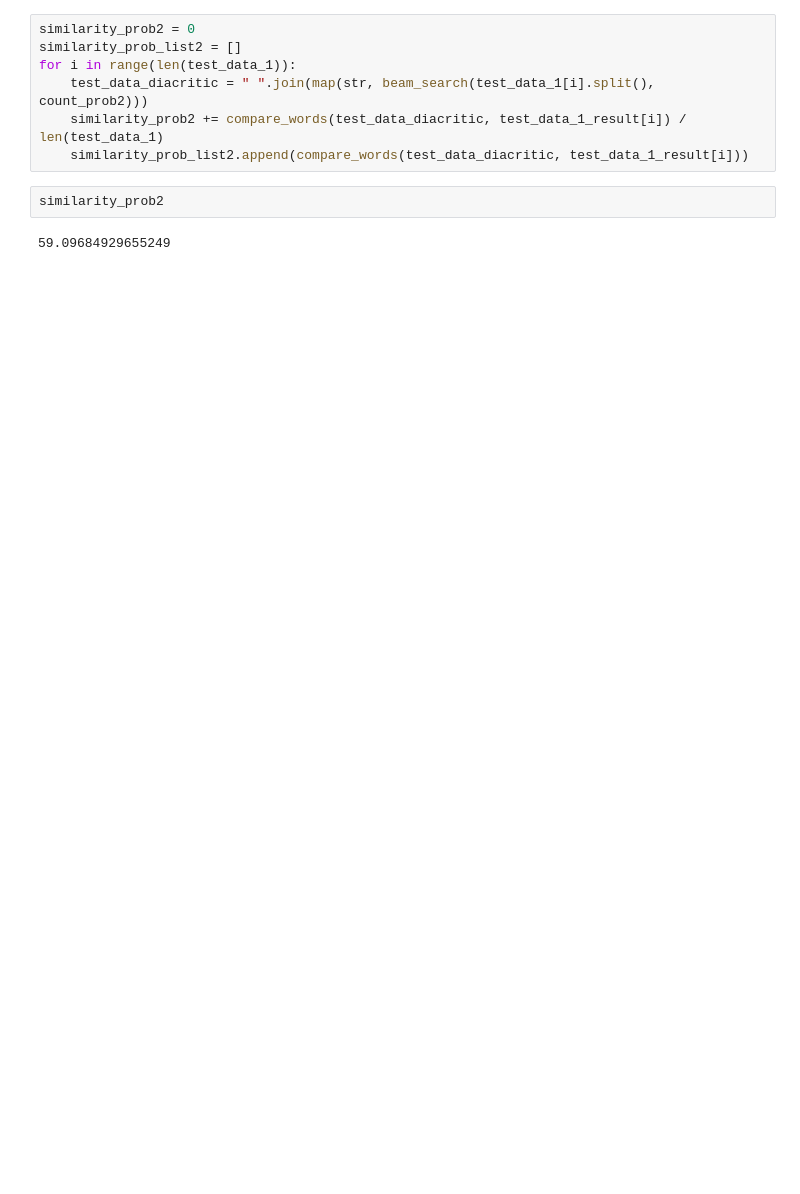
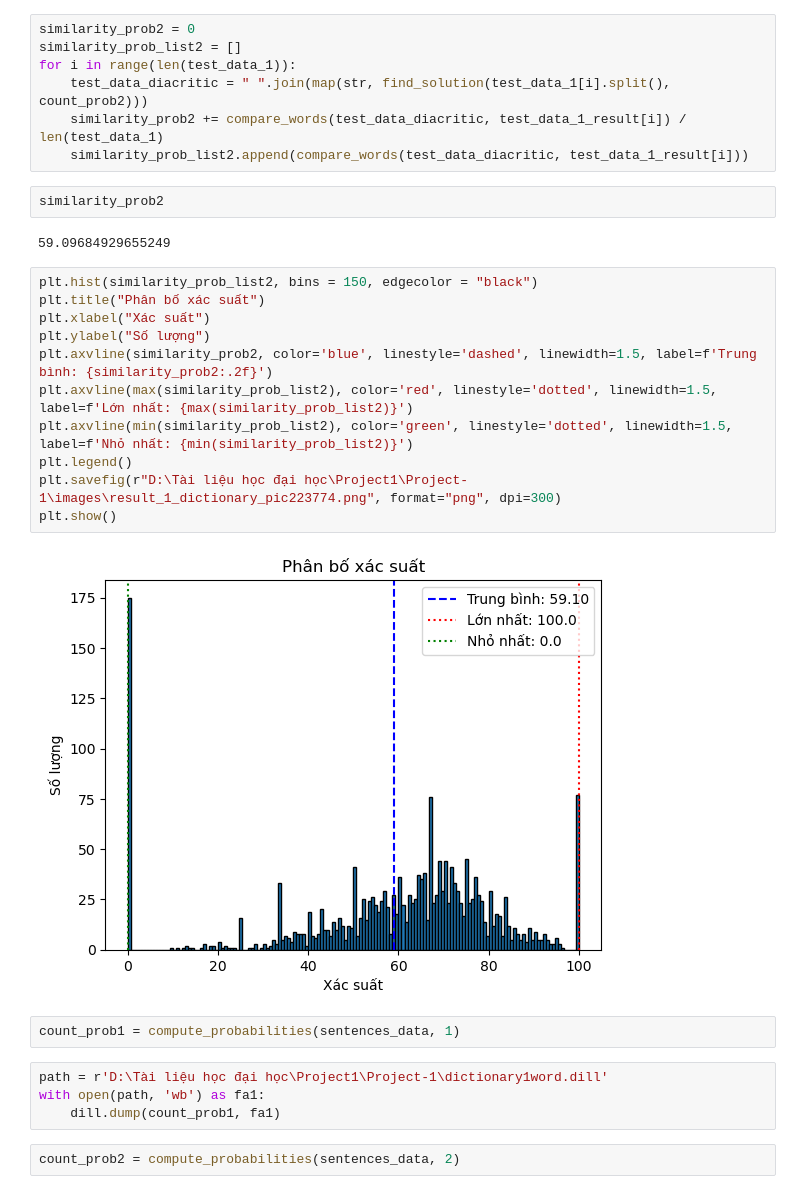
Before and after one commit to kingofnonames/Project-1, a Jupyter notebook: dictionary3words.ipynb, the cells around one changed output. Saved outputs shown, nothing was run; the diff lists cells and outputs as text; blank space fills up the shorter version.

```diff
--- a/dictionary3words.ipynb
+++ b/dictionary3words.ipynb
@@ -269,10 +324,31 @@ similarity_prob1
 similarity_prob2 = 0
 similarity_prob_list2 = []
 for i in range(len(test_data_1)):
-    test_data_diacritic = " ".join(map(str, beam_search(test_data_1[i].split(), count_prob2)))
+    test_data_diacritic = " ".join(map(str, find_solution(test_data_1[i].split(), count_prob2)))
     similarity_prob2 += compare_words(test_data_diacritic, test_data_1_result[i]) / len(test_data_1)
     similarity_prob_list2.append(compare_words(test_data_diacritic, test_data_1_result[i]))
 # %%
 similarity_prob2
 # %% [output]
 59.09684929655249
+# %%
+plt.hist(similarity_prob_list2, bins = 150, edgecolor = "black")
+plt.title("Phân bố xác suất")
+plt.xlabel("Xác suất")
+plt.ylabel("Số lượng")
+plt.axvline(similarity_prob2, color='blue', linestyle='dashed', linewidth=1.5, label=f'Trung bình: {similarity_prob2:.2f}')
+plt.axvline(max(similarity_prob_list2), color='red', linestyle='dotted', linewidth=1.5, label=f'Lớn nhất: {max(similarity_prob_list2)}')
+plt.axvline(min(similarity_prob_list2), color='green', linestyle='dotted', linewidth=1.5, label=f'Nhỏ nhất: {min(similarity_prob_list2)}')
+plt.legend()
+plt.savefig(r"D:\Tài liệu học đại học\Project1\Project-1\images\result_1_dictionary_pic223774.png", format="png", dpi=300)
+plt.show()
+# %% [output]
+[figure, added]
+# %%
+count_prob1 = compute_probabilities(sentences_data, 1)
+# %%
+path = r'D:\Tài liệu học đại học\Project1\Project-1\dictionary1word.dill'
+with open(path, 'wb') as fa1:
+    dill.dump(count_prob1, fa1)
+# %%
+count_prob2 = compute_probabilities(sentences_data, 2)
```
Also changed, not shown: parts of 18 cells of this notebook, 5 other files.
